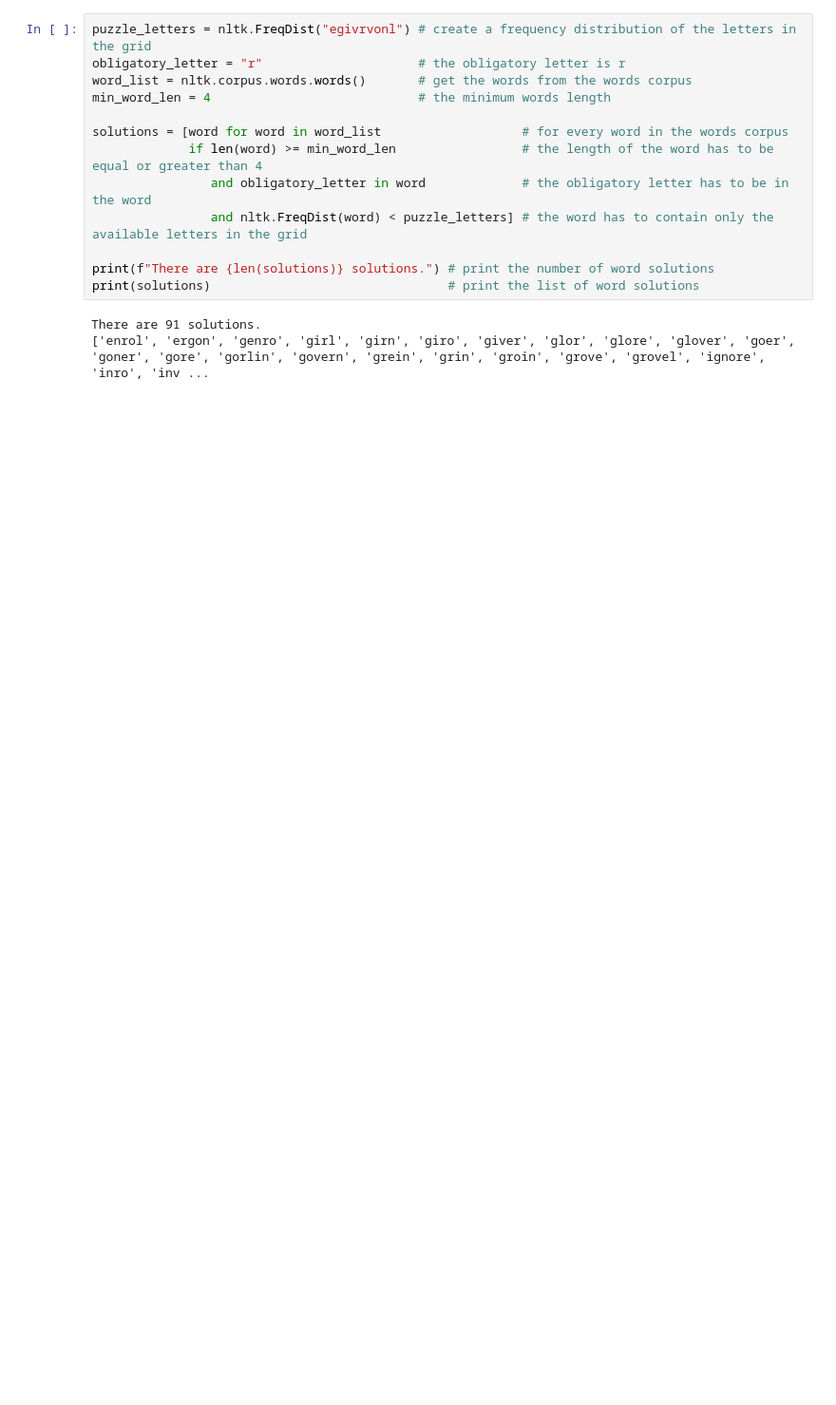
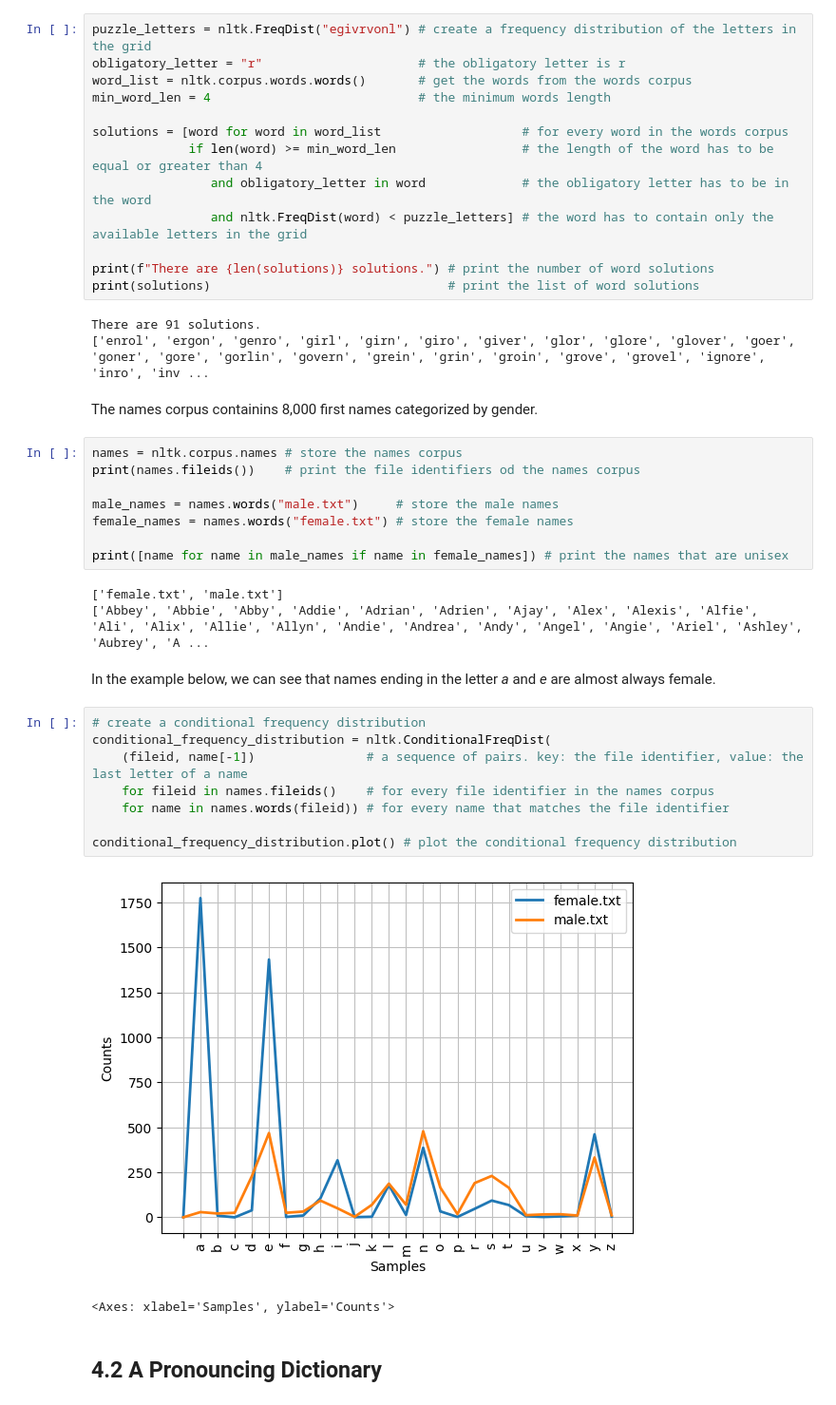
Before and after one commit to AlanElMago/nltk-tut-book, a Jupyter notebook: ch02/ch02.ipynb, the cells around one changed output. Shown at 95% size. Drawn from its saved outputs; the diff is of its cells as text; blank space fills up the shorter version.

```diff
--- a/ch02/ch02.ipynb
+++ b/ch02/ch02.ipynb
@@ -672,3 +672,31 @@ print(solutions)                                # print the list of word solutio
 # %% [output]
 There are 91 solutions.
 ['enrol', 'ergon', 'genro', 'girl', 'girn', 'giro', 'giver', 'glor', 'glore', 'glover', 'goer', 'goner', 'gore', 'gorlin', 'govern', 'grein', 'grin', 'groin', 'grove', 'grovel', 'ignore', 'inro', 'inv ...
+# %% [markdown]
+The names corpus containins 8,000 first names categorized by gender.
+# %%
+names = nltk.corpus.names # store the names corpus
+print(names.fileids())    # print the file identifiers od the names corpus
+
+male_names = names.words("male.txt")     # store the male names
+female_names = names.words("female.txt") # store the female names
+
+print([name for name in male_names if name in female_names]) # print the names that are unisex
+# %% [output]
+['female.txt', 'male.txt']
+['Abbey', 'Abbie', 'Abby', 'Addie', 'Adrian', 'Adrien', 'Ajay', 'Alex', 'Alexis', 'Alfie', 'Ali', 'Alix', 'Allie', 'Allyn', 'Andie', 'Andrea', 'Andy', 'Angel', 'Angie', 'Ariel', 'Ashley', 'Aubrey', 'A ...
+# %% [markdown]
+In the example below, we can see that names ending in the letter *a* and *e* are almost always female.
+# %%
+# create a conditional frequency distribution
+conditional_frequency_distribution = nltk.ConditionalFreqDist(
+    (fileid, name[-1])               # a sequence of pairs. key: the file identifier, value: the last letter of a name
+    for fileid in names.fileids()    # for every file identifier in the names corpus
+    for name in names.words(fileid)) # for every name that matches the file identifier
+
+conditional_frequency_distribution.plot() # plot the conditional frequency distribution
+# %% [output]
+[figure, added]
+<Axes: xlabel='Samples', ylabel='Counts'>
+# %% [markdown]
+## 4.2 A Pronouncing Dictionary
```
